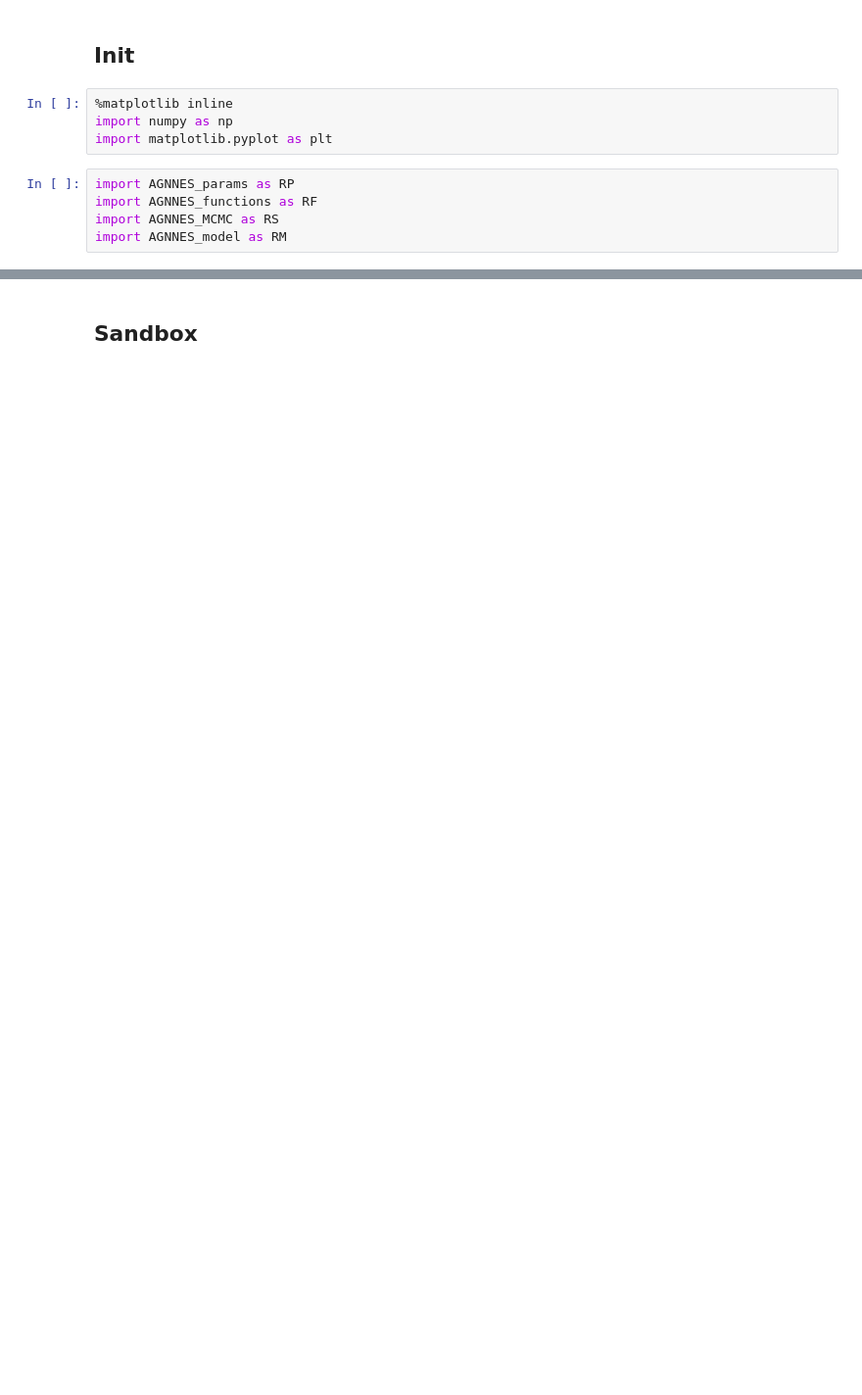
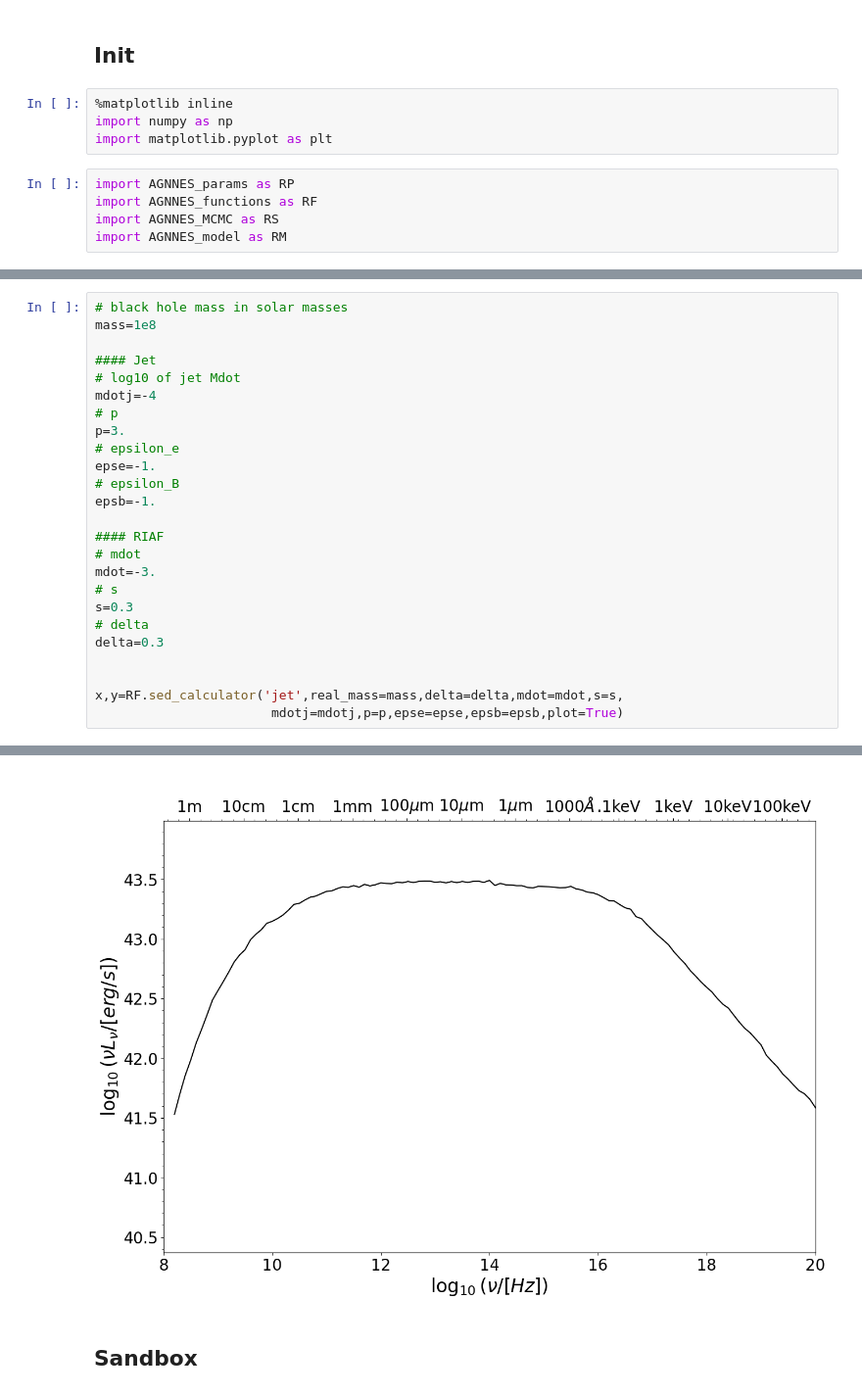
Before and after one commit to black-hole-group/AGNNES, a Jupyter notebook: inference.ipynb, the cells around one changed output, grey strips where cells are left out. Shown at 98% size. Drawn from its saved outputs; the diff is of its cells as text; blank space fills up the shorter version.

```diff
--- a/inference.ipynb
+++ b/inference.ipynb
@@ -33,0 +35,26 @@ x,y=RF.sed_calculator('adaf',real_mass=real_mass0,delta=delta0,mdot=logmdot0,s=s
+# %%
+# black hole mass in solar masses
+mass=1e8
+
+#### Jet
+# log10 of jet Mdot
+mdotj=-4
+# p
+p=3.
+# epsilon_e
+epse=-1.
+# epsilon_B
+epsb=-1.
+
+#### RIAF
+# mdot
+mdot=-3.
+# s
+s=0.3
+# delta
+delta=0.3
+
+
+x,y=RF.sed_calculator('jet',real_mass=mass,delta=delta,mdot=mdot,s=s,
+                       mdotj=mdotj,p=p,epse=epse,epsb=epsb,plot=True)
+# %% [output]
@@ -34,2 +62,3 @@ x,y=RF.sed_calculator('adaf',real_mass=real_mass0,delta=delta0,mdot=logmdot0,s=s
+[figure, added]
 # %% [markdown]
 ## Sandbox
```
Also changed, not shown: parts of 8 cells of this notebook, 1 other file.
